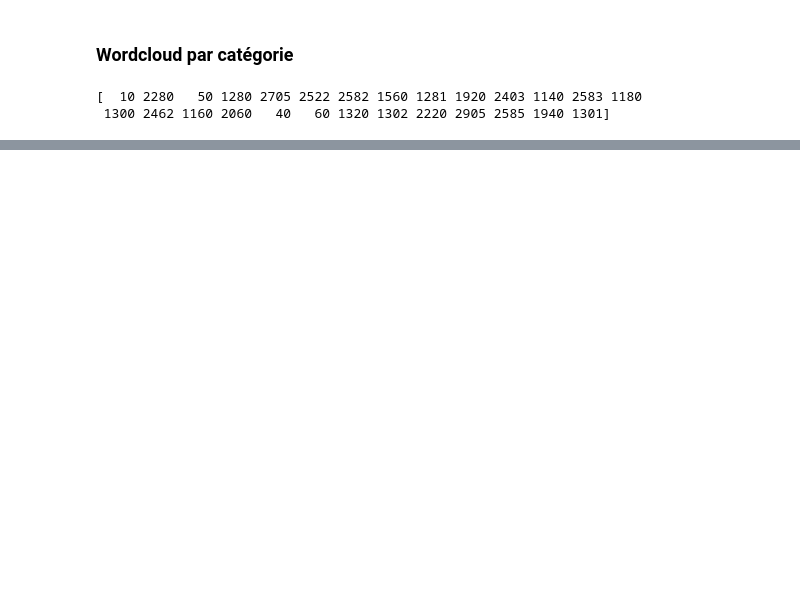
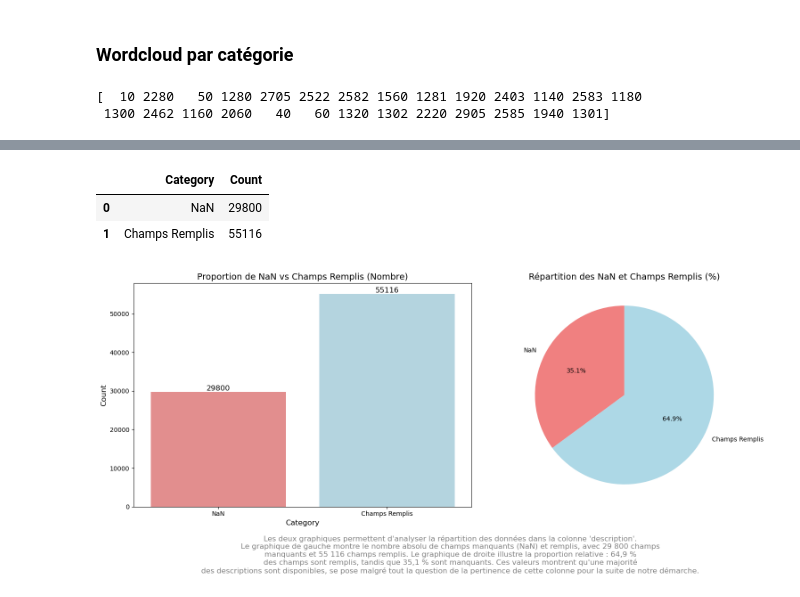
Before and after one commit to Lio-S/Rakuten_images, a Jupyter notebook: Data_exploration.ipynb, the cells around one changed output, grey strips where cells are left out. Drawn from its saved outputs; the diff is of its cells as text; code cells hidden in the pictures; blank space fills up the shorter version.

Commit message:
Modifs nuage de mots + ajout proportion NaN

```diff
--- a/Data_exploration.ipynb
+++ b/Data_exploration.ipynb
@@ -405,0 +486,61 @@ generate_interactive_wordcloud(X_train,y_train,y_train.prdtypecode.unique(),colo
+# %%
+# Calculer le nombre de NaN et non-NaN
+nan_count = X_train['description'].isna().sum()
+not_nan_count = X_train['description'].notna().sum()
+
+# Créer un DataFrame pour la visualisation
+data_proportion = pd.DataFrame({
+    'Category': ['NaN', 'Champs Remplis'],
+    'Count': [nan_count, not_nan_count]
+})
+data_proportion
+# %% [output]
+|  | Category | Count |
+| 0 | NaN | 29800 |
+| 1 | Champs Remplis | 55116 |
+# %%
+import matplotlib.pyplot as plt
+import seaborn as sns
+
+# Calculer les proportions pour le camembert
+labels = ['NaN', 'Champs Remplis']
+sizes = [nan_count, not_nan_count]  # Les valeurs brutes pour chaque catégorie
+
+# Définir les couleurs (les mêmes pour les deux graphiques)
+colors = ['lightcoral', 'lightblue']
+
+# Créer une figure avec deux graphiques côte à côte
+fig, axes = plt.subplots(1, 2, figsize=(16, 6))  # 1 ligne, 2 colonnes
+
+# Graphique 1 : Comptage des NaN et des Champs Remplis (Barplot)
+sns.barplot(data=data_proportion, x='Category', y='Count', palette=colors, ax=axes[0])
+axes[0].set_title('Proportion de NaN vs Champs Remplis (Nombre)', fontsize=14)
+axes[0].set_xlabel('Category', fontsize=12)
+axes[0].set_ylabel('Count', fontsize=12)
+
+# Ajouter des annotations au-dessus des barres (Graphique 1)
+for p in axes[0].patches:
+    axes[0].annotate(f'{int(p.get_height())}',
+                     (p.get_x() + p.get_width() / 2., p.get_height()),
+                     ha='center', va='bottom', fontsize=12, color='black')
+
+# Graphique 2 : Camembert (Pie chart)
+axes[1].pie(sizes, labels=labels, autopct='%1.1f%%', startangle=90, colors=colors)
+axes[1].set_title('Répartition des NaN et Champs Remplis (%)', fontsize=14)
+
+# Ajouter une description sous les graphiques
+fig.text(0.5, -0.15,
+         "Les deux graphiques permettent d'analyser la répartition des données dans la colonne 'description'.\n"
+         "Le graphique de gauche montre le nombre absolu de champs manquants (NaN) et remplis, avec 29 800 champs\n"
+         "manquants et 55 116 champs remplis. Le graphique de droite illustre la proportion relative : 64,9 %\n"
+         "des champs sont remplis, tandis que 35,1 % sont manquants. Ces valeurs montrent qu'une majorité\n"
+         "des descriptions sont disponibles, se pose malgré tout la question de la pertinence de cette colonne pour la suite de notre démarche.",
+         ha='center', fontsize=12, color='gray')
+
+# Ajuster l'espace entre les graphiques
+plt.tight_layout()
+
+# Afficher les graphiques
+plt.show()
+# %% [output]
+[figure, added]
```
Also changed, not shown: parts of 14 cells of this notebook, 1 other file.
